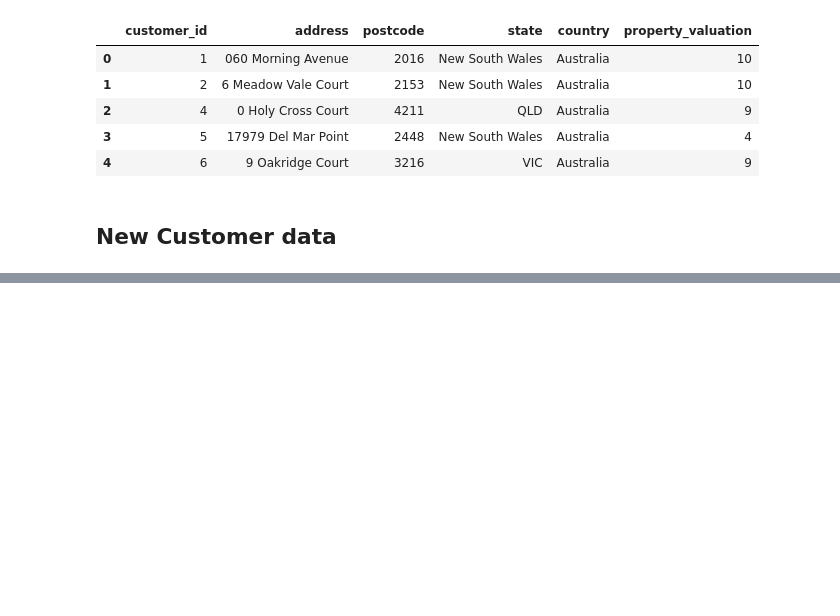
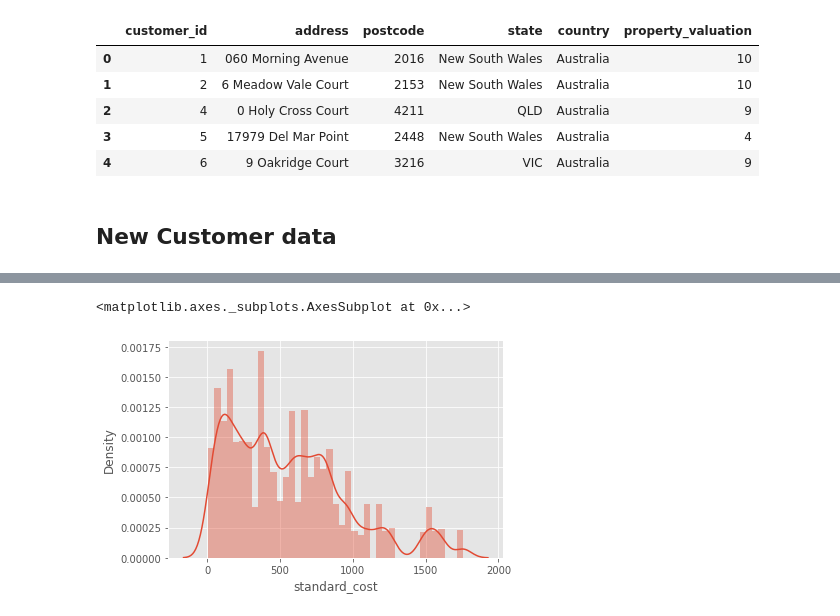
Before and after one commit to Arijit-datascience/Customer-Segmentation, a Jupyter notebook: customer_segmentation.ipynb, the cells around one changed output, grey strips where cells are left out. Drawn from its saved outputs; the diff is of its cells as text; code cells hidden in the pictures; blank space fills up the shorter version.

```diff
--- a/customer_segmentation.ipynb
+++ b/customer_segmentation.ipynb
@@ -105,0 +188,5 @@ new_cust_df.head()
+# %%
+sns.distplot(transaction_df['standard_cost'])
+# %% [output]
+<matplotlib.axes._subplots.AxesSubplot at 0x...>
+[figure, added]
```
Also changed, not shown: parts of 80 cells of this notebook.
